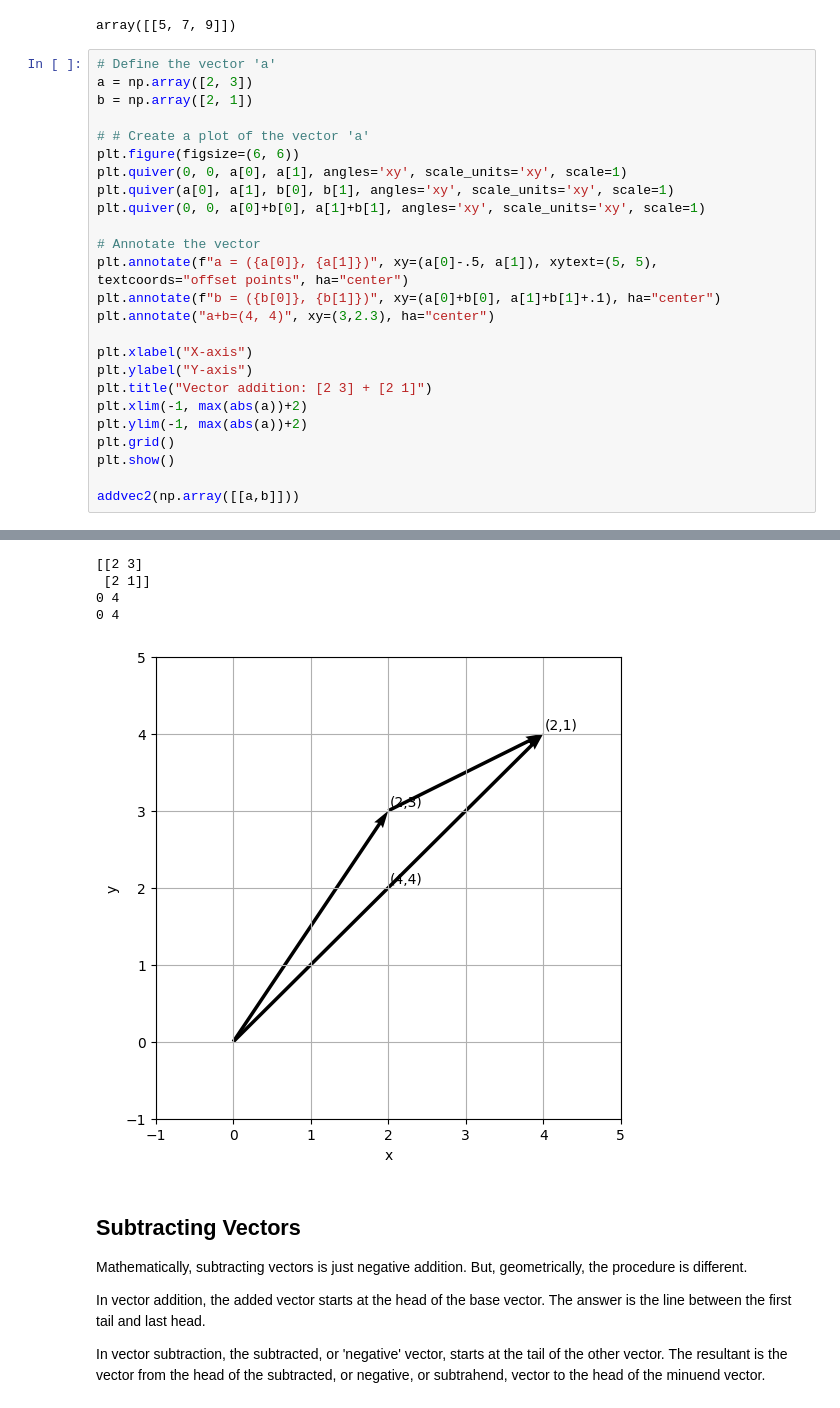
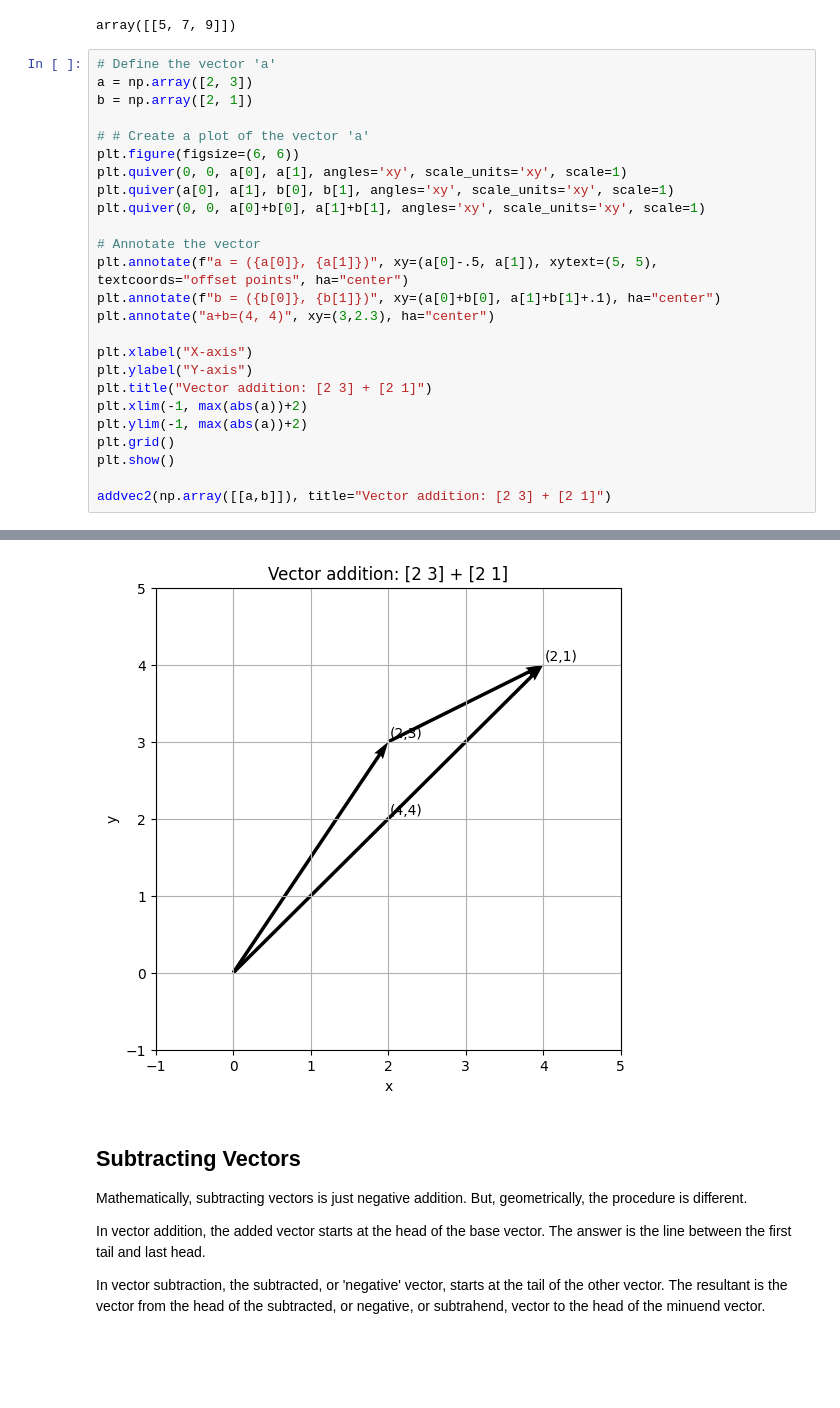
Before and after one commit to solarecho3/vectors, a Jupyter notebook: vectors.ipynb, the cells around one changed output, grey strips where cells are left out. Drawn from its saved outputs; the diff is of its cells as text; blank space fills up the shorter version.

```diff
--- a/vectors.ipynb
+++ b/vectors.ipynb
@@ -194,35 +174,31 @@ array([[5, 7, 9]])
 # %%
 # Define the vector 'a'
 a = np.array([2, 3])
 b = np.array([2, 1])
 
 # # Create a plot of the vector 'a'
 plt.figure(figsize=(6, 6))
 plt.quiver(0, 0, a[0], a[1], angles='xy', scale_units='xy', scale=1)
 plt.quiver(a[0], a[1], b[0], b[1], angles='xy', scale_units='xy', scale=1)
 plt.quiver(0, 0, a[0]+b[0], a[1]+b[1], angles='xy', scale_units='xy', scale=1)
 
 # Annotate the vector
 plt.annotate(f"a = ({a[0]}, {a[1]})", xy=(a[0]-.5, a[1]), xytext=(5, 5), textcoords="offset points", ha="center")
 plt.annotate(f"b = ({b[0]}, {b[1]})", xy=(a[0]+b[0], a[1]+b[1]+.1), ha="center")
 plt.annotate("a+b=(4, 4)", xy=(3,2.3), ha="center")
 
 plt.xlabel("X-axis")
 plt.ylabel("Y-axis")
 plt.title("Vector addition: [2 3] + [2 1]")
 plt.xlim(-1, max(abs(a))+2)
 plt.ylim(-1, max(abs(a))+2)
 plt.grid()
 plt.show()
 
-addvec2(np.array([[a,b]]))
+addvec2(np.array([[a,b]]), title="Vector addition: [2 3] + [2 1]")
 # %% [output]
 [figure]
-[[2 3]
- [2 1]]
-0 4
-0 4
-[figure, old version]
+[figure, new version]
 # %% [markdown]
 ## Subtracting Vectors
 
```
Also changed, not shown: parts of 3 cells of this notebook.
